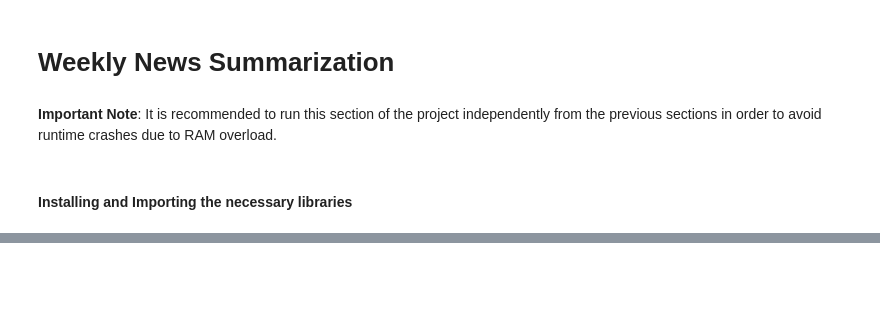
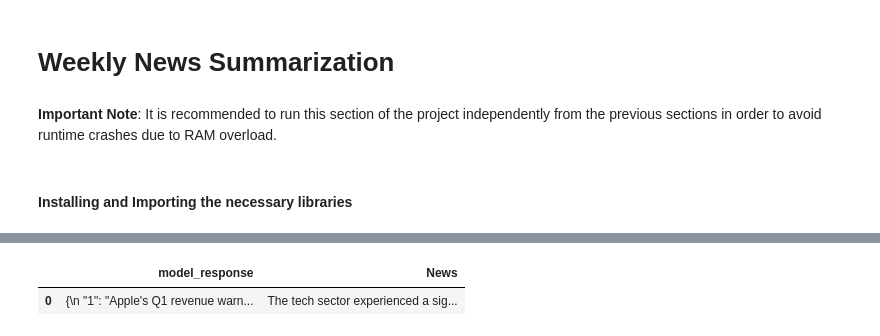
Before and after one commit to Rajesh2015/Stock-Market-News-Sentiment-Analysis-and-Summarization, a Jupyter notebook: IP_Stock_Market_News_Sentiment_Analysis_and_Summarization_Solution.ipynb, the cells around one changed output, grey strips where cells are left out. Drawn from its saved outputs; the diff is of its cells as text; code cells hidden in the pictures; blank space fills up the shorter version.

```diff
--- a/IP_Stock_Market_News_Sentiment_Analysis_and_Summarization_Solution.ipynb
+++ b/IP_Stock_Market_News_Sentiment_Analysis_and_Summarization_Solution.ipynb
@@ -1927,0 +2248,17 @@ We see best performnace with **Sentence Transformer + RF Tuned** model with F1 s
+# %%
+# Prompt 2
+prompt2 = """
+You are an expert data analyst specializing in news content analysis.
+Task: Analyze the provided news headline and return the main topics contained within it.
+Instructions:
+1. Read the news headline carefully.
+2. Identify the main subjects or entities mentioned in the headline.
+3. Determine the key events or actions described in the headline.
+4. Extract relevant keywords that represent the topics.
+5. Classify the sentiment of the provided news article into the following categories:
+   - Positive
+   - Negative
+   - Neutral
+Return the output in JSON format with keys as the topic number and values as the actual topic.
+"""
+data_copy['model_response'] = data_copy['News'].apply(lambda x: response_mistral_1(prompt2, x))
@@ -1927,0 +2283,5 @@ We see best performnace with **Sentence Transformer + RF Tuned** model with F1 s
+# %%
+data_copy[['model_response','News']].iloc[0:1,:]
+# %% [output]
+|  | model_response | News |
+| 0 | {\n "1": "Apple's Q1 revenue warn... | The tech sector experienced a sig... |
```
Also changed, not shown: parts of 39 cells of this notebook.
